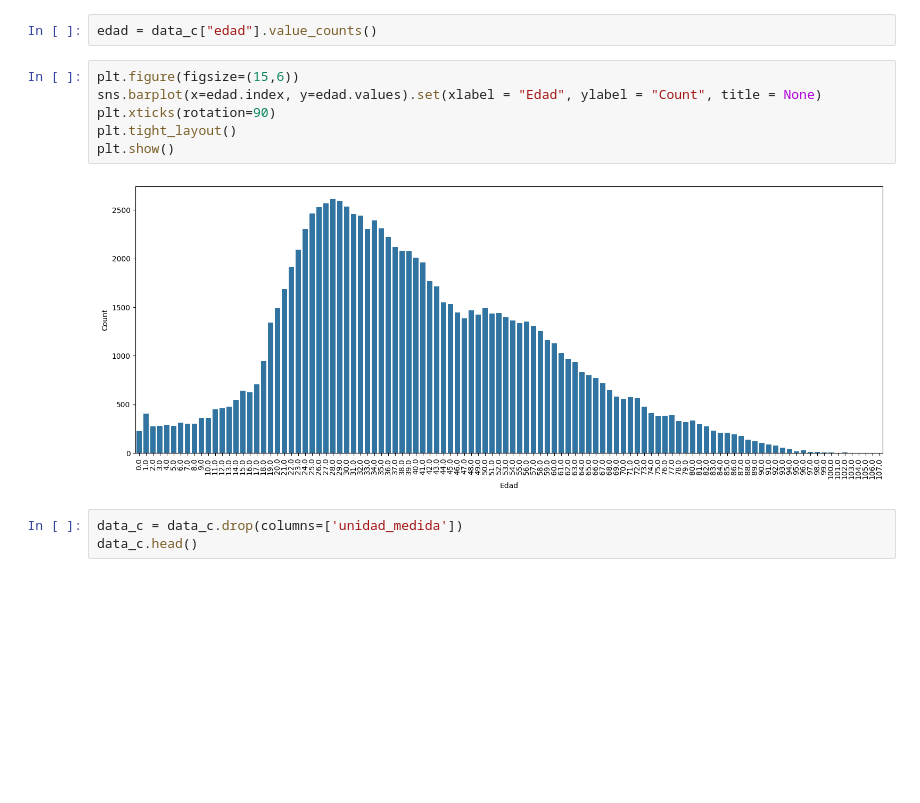
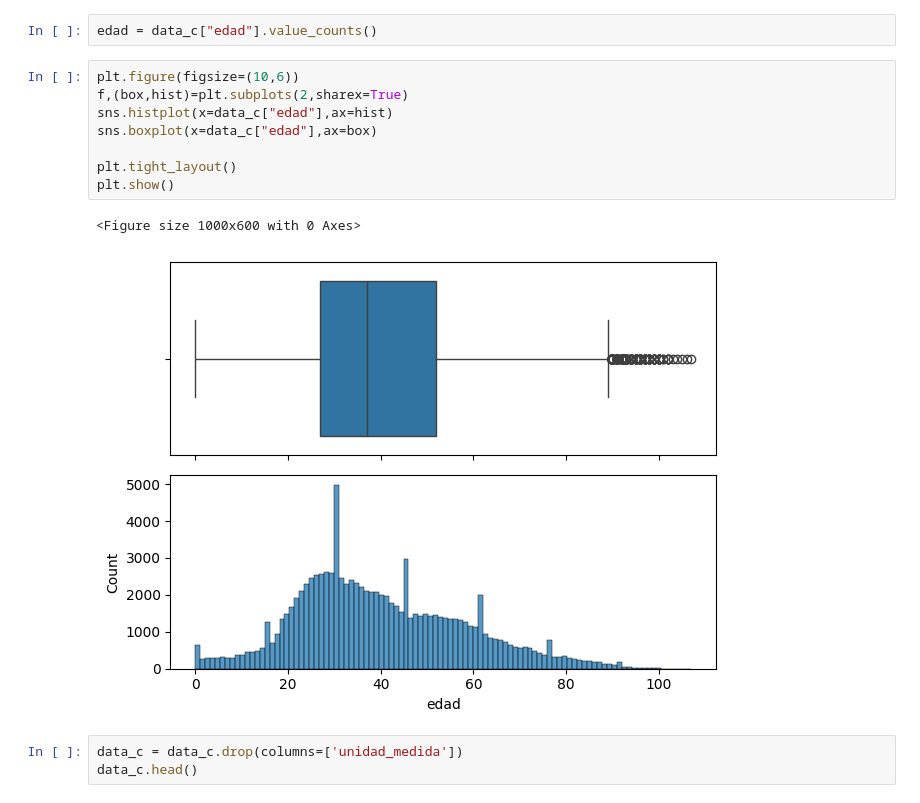
Before and after one commit to 4GeeksAcademy/remelop_Machine_Learning_Final_Project, a Jupyter notebook: src/Final_Project.ipynb, the cells around one changed output. Drawn from its saved outputs; the diff is of its cells as text; blank space fills up the shorter version.

```diff
--- a/src/Final_Project.ipynb
+++ b/src/Final_Project.ipynb
@@ -170,14 +185,17 @@ data_c.loc[data_c['unidad_medida'] == 3, 'edad'] = data_c['edad'] / 365
 data_c['edad'] = data_c['edad'].round()
 # %%
 edad = data_c["edad"].value_counts()
-# %%
-plt.figure(figsize=(15,6))
-sns.barplot(x=edad.index, y=edad.values).set(xlabel = "Edad", ylabel = "Count", title = None)
-plt.xticks(rotation=90)
-plt.tight_layout()
-plt.show()
-# %% [output]
-[figure, removed]
+# %%
+plt.figure(figsize=(10,6))
+f,(box,hist)=plt.subplots(2,sharex=True)
+sns.histplot(x=data_c["edad"],ax=hist)
+sns.boxplot(x=data_c["edad"],ax=box)
+
+plt.tight_layout()
+plt.show()
+# %% [output]
+<Figure size 1000x600 with 0 Axes>
+[figure, added]
 # %%
 data_c = data_c.drop(columns=['unidad_medida'])
 data_c.head()
```
Also changed, not shown: parts of 13 cells of this notebook.
